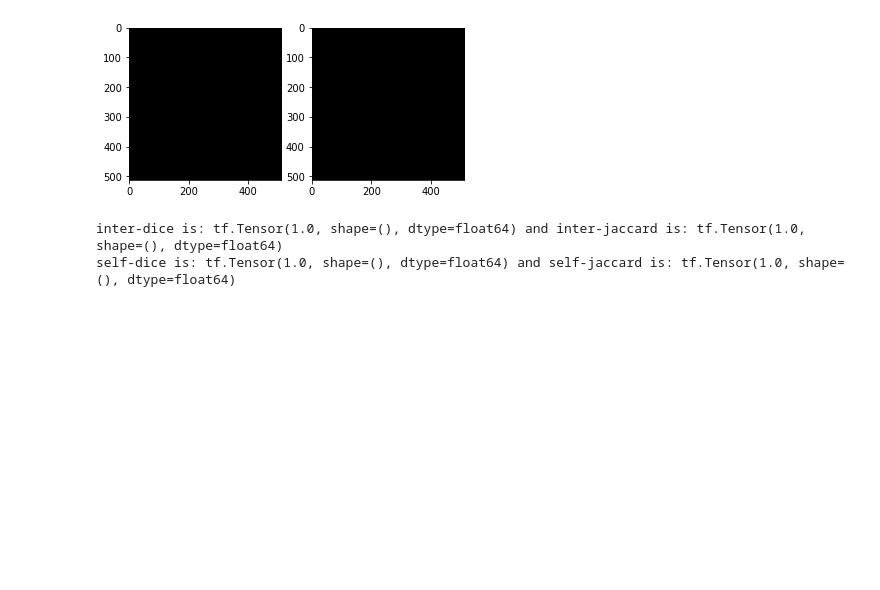
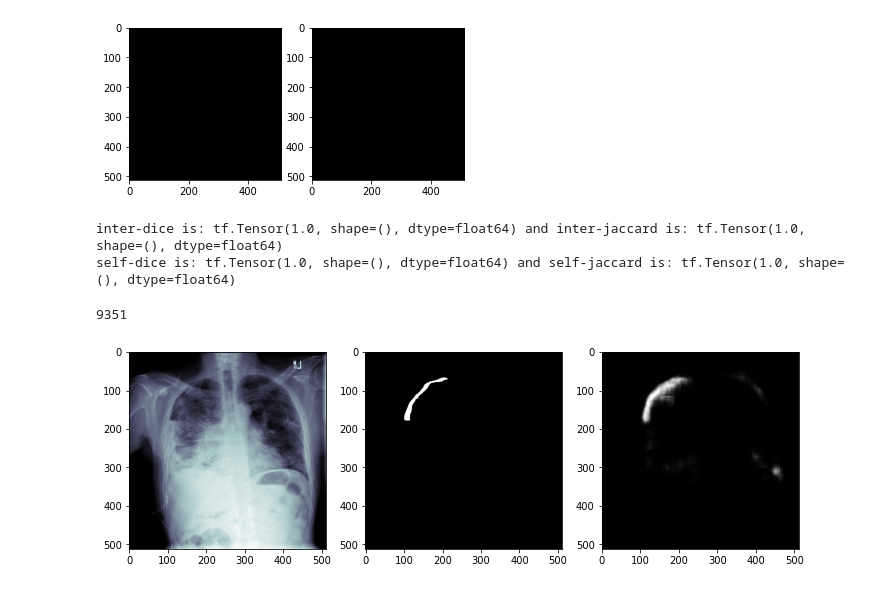
Before and after one commit to armiro/Pneumothorax-Segmentation, a Jupyter notebook: pnx_segmentation.ipynb, the cells around one changed output. Drawn from its saved outputs; the diff is of its cells as text; code cells hidden in the pictures; blank space fills up the shorter version.

```diff
--- a/pnx_segmentation.ipynb
+++ b/pnx_segmentation.ipynb
@@ -144,7 +144,7 @@ checkpoint = cb.ModelCheckpoint('/content/drive/My Drive/pnx_model/eps={epoch:03
                                 monitor='val_loss', verbose=1, save_best_only=True, mode='auto')
 cb_list = [checkpoint]
 # %%
-training = model.fit(x=X_train, y=y_train, batch_size=24, epochs=1, verbose=1,
+training = model.fit(x=X_train, y=y_train, batch_size=24, epochs=100, verbose=1,
                      steps_per_epoch=len(X_train)//24.0, validation_data=(X_val, y_val),
                      callbacks=cb_list)
 
@@ -164,12 +164,17 @@ plt.legend()
 plt.show()
 fig.savefig('/content/drive/My Drive/pnx_model/training.png', bbox_inches='tight')
 # %%
-idx = 17
-
+idx = np.random.randint(0, len(X_train))
+print(idx)
+fig = plt.figure(num=3, figsize=(12, 5))
+plt.subplot(1, 3, 1)
 plt.imshow(X=X_train[idx].squeeze(), cmap='bone')
-plt.show()
+plt.subplot(1, 3, 2)
 plt.imshow(X=y_train[idx].squeeze(), cmap='gray')
-plt.show()
+plt.subplot(1, 3, 3)
 pred = model.predict(np.expand_dims(X_train[idx], axis=0))
 plt.imshow(X=np.squeeze(pred, axis=(0, -1)), cmap='gray')
 plt.show()
+# %% [output]
+9351
+[figure, added]
```
